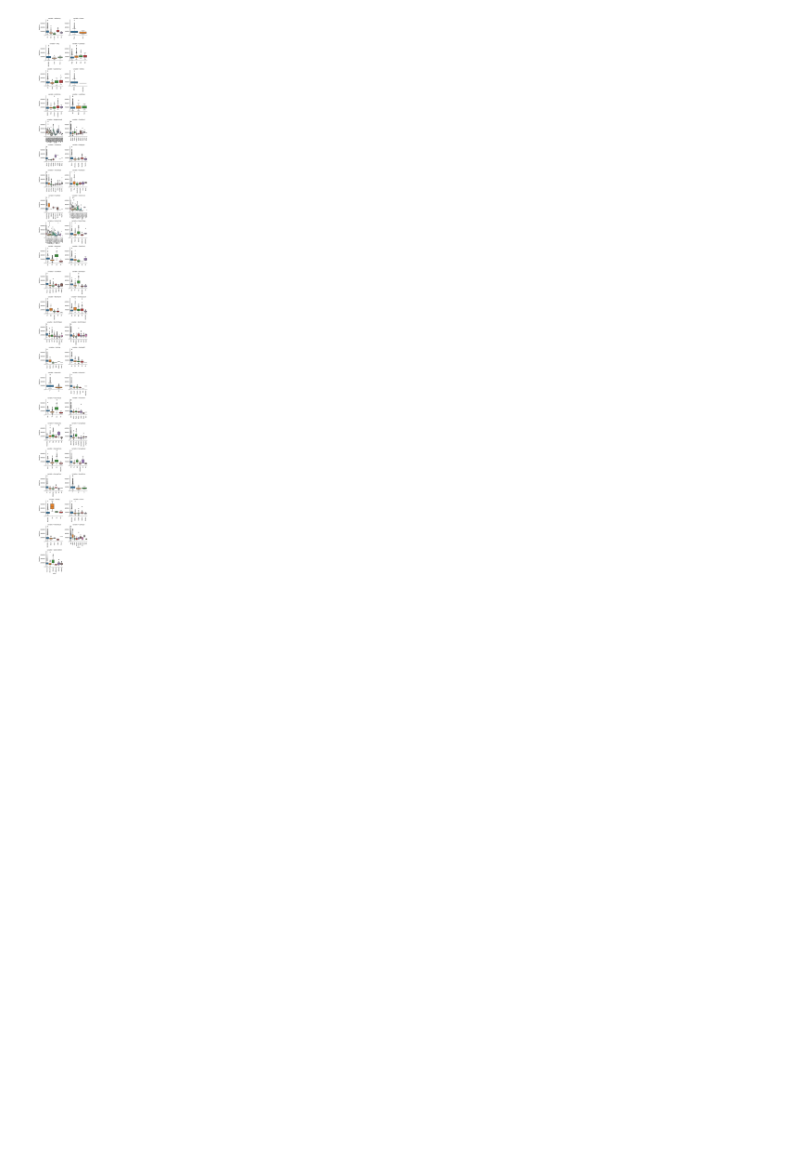
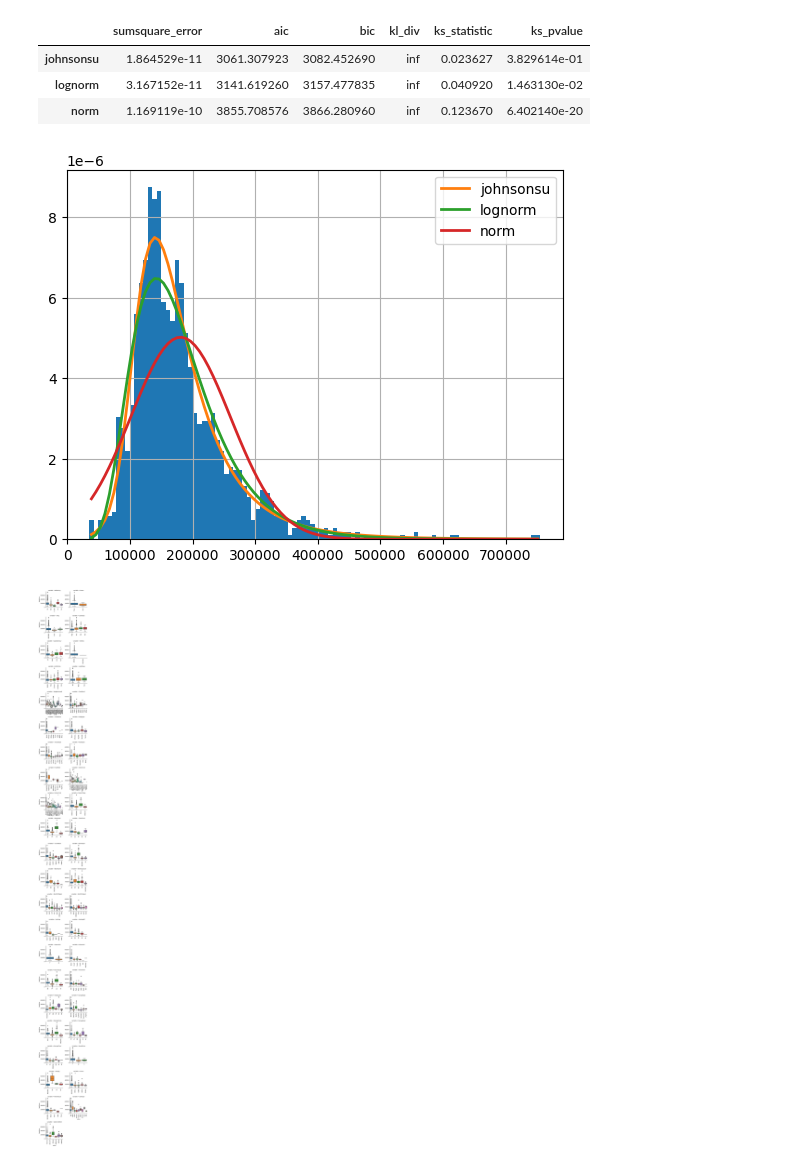
Before and after one commit to albonkey/house-price-prediction, a Jupyter notebook: EDA/EDA.ipynb, the cells around one changed output. Saved outputs shown, nothing was run; the diff lists cells and outputs as text; code cells hidden in the pictures; blank space fills up the shorter version.

```diff
--- a/EDA/EDA.ipynb
+++ b/EDA/EDA.ipynb
@@ -69,3 +37,15 @@ https://gist.github.com/mwaskom/de44147ed2974457ad6372750bbe5751
+# %%
+import scipy.stats as st
+y = train['SalePrice'].values
+f = Fitter(y, distributions=['lognorm', 'norm', 'johnsonsu'])
+f.fit()
+f.summary()
+# %% [output]
+|  | sumsquare_error | aic | bic | kl_div | ks_statistic | ks_pvalue |
+| johnsonsu | 1.864529e-11 | 3061.307923 | 3082.452690 | inf | 0.023627 | 3.829614e-01 |
+| lognorm | 3.167152e-11 | 3141.619260 | 3157.477835 | inf | 0.040920 | 1.463130e-02 |
+| norm | 1.169119e-10 | 3855.708576 | 3866.280960 | inf | 0.123670 | 6.402140e-20 |
+[figure, added]
 # %%
 for c in qualitative:
     train[c] = train[c].astype('category')
@@ -80,7 +60,7 @@ f = pd.melt(train, id_vars=['SalePrice'], value_vars=qualitative)
 g = sns.FacetGrid(f, col="variable",  col_wrap=2, sharex=False, sharey=False)
 g = g.map(boxplot, "value", "SalePrice")
 # %% [output]
-[figure, old version]
+[figure, new version]
 # %%
 def anova(frame):
     anv = pd.DataFrame()
```
Also changed, not shown: parts of 5 cells of this notebook.
